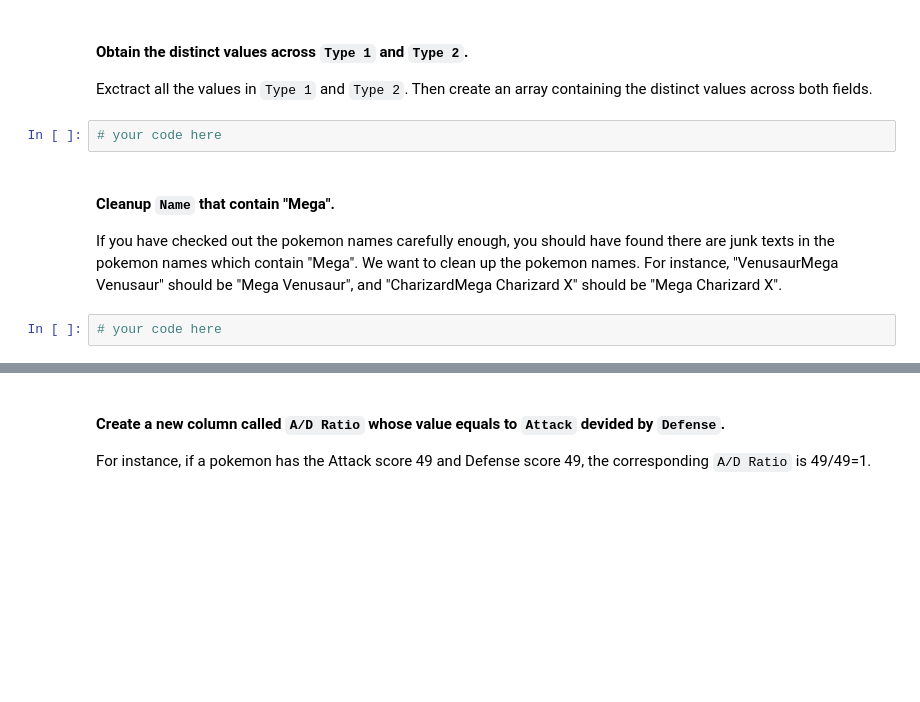
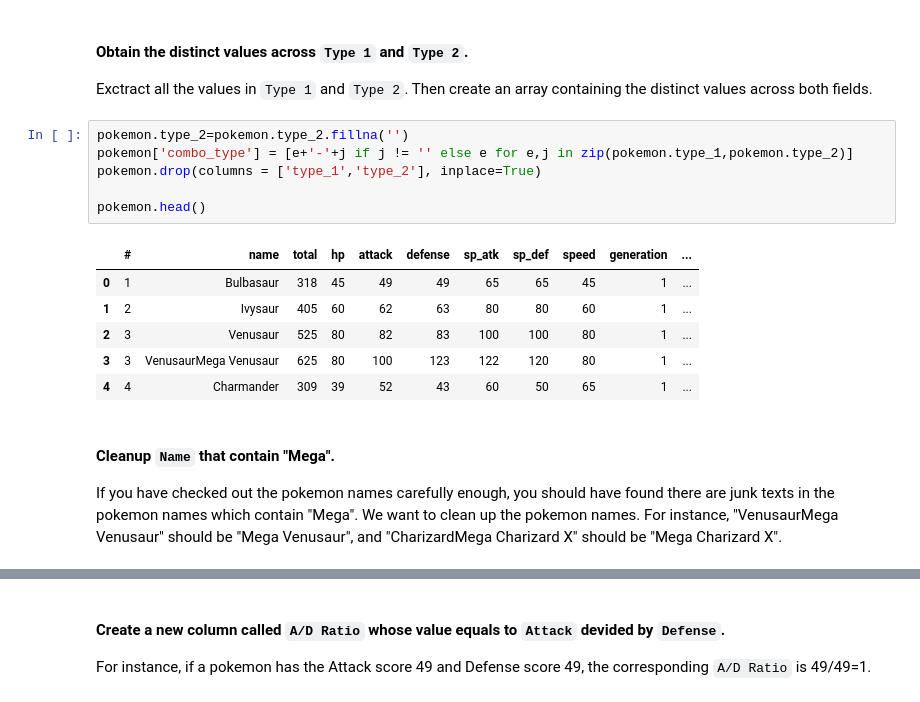
Before and after one commit to Ironhack-Data-Madrid-Julio-2023/2.3-lab_df_calculation_and_transformation, a Jupyter notebook: your-code/challenge-1.ipynb, the cells around one changed output, grey strips where cells are left out. Saved outputs shown, nothing was run; the diff lists cells and outputs as text; blank space fills up the shorter version.

```diff
--- a/your-code/challenge-1.ipynb
+++ b/your-code/challenge-1.ipynb
@@ -42,11 +62,20 @@ For the `Pokemon.csv` data set, fortunately, the owner provided descriptions whi
 #### Obtain the distinct values across `Type 1` and `Type 2`.
 
 Exctract all the values in `Type 1` and `Type 2`. Then create an array containing the distinct values across both fields.
-# %%
-# your code here
+# %%
+pokemon.type_2=pokemon.type_2.fillna('')
+pokemon['combo_type'] = [e+'-'+j if j != '' else e for e,j in zip(pokemon.type_1,pokemon.type_2)]
+pokemon.drop(columns = ['type_1','type_2'], inplace=True)
+
+pokemon.head()
+# %% [output]
+|  | # | name | total | hp | attack | defense | sp_atk | sp_def | speed | generation | ... |
+| 0 | 1 | Bulbasaur | 318 | 45 | 49 | 49 | 65 | 65 | 45 | 1 | ... |
+| 1 | 2 | Ivysaur | 405 | 60 | 62 | 63 | 80 | 80 | 60 | 1 | ... |
+| 2 | 3 | Venusaur | 525 | 80 | 82 | 83 | 100 | 100 | 80 | 1 | ... |
+| 3 | 3 | VenusaurMega Venusaur | 625 | 80 | 100 | 123 | 122 | 120 | 80 | 1 | ... |
+| 4 | 4 | Charmander | 309 | 39 | 52 | 43 | 60 | 50 | 65 | 1 | ... |
 # %% [markdown]
 #### Cleanup `Name` that contain "Mega".
 
 If you have checked out the pokemon names carefully enough, you should have found there are junk texts in the pokemon names which contain "Mega". We want to clean up the pokemon names. For instance, "VenusaurMega Venusaur" should be "Mega Venusaur", and "CharizardMega Charizard X" should be "Mega Charizard X".
-# %%
-# your code here
```
Also changed, not shown: parts of 20 cells of this notebook.
